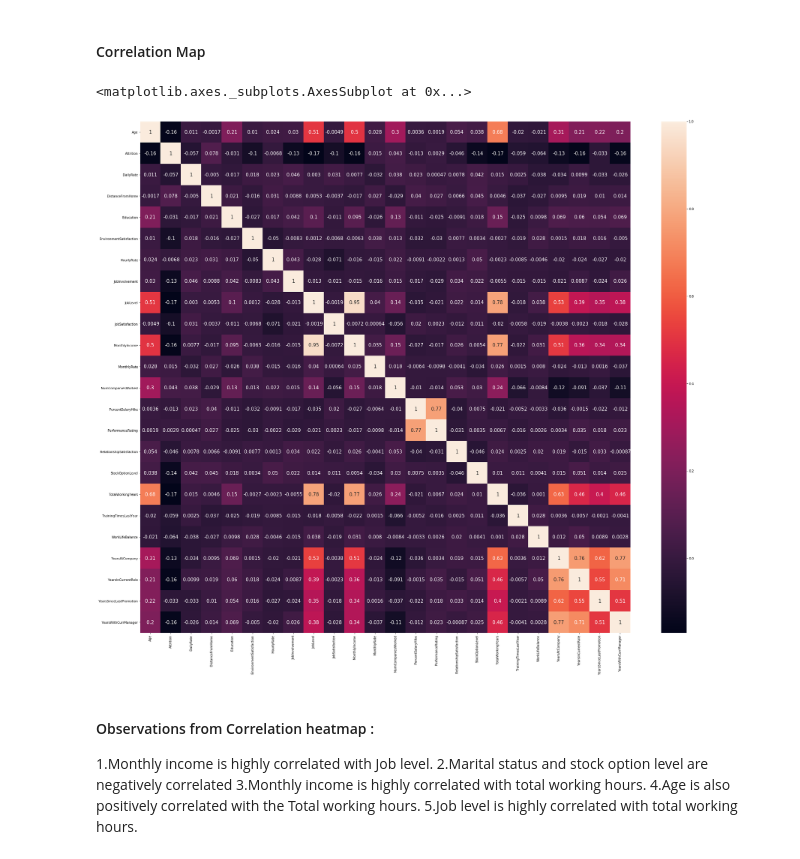
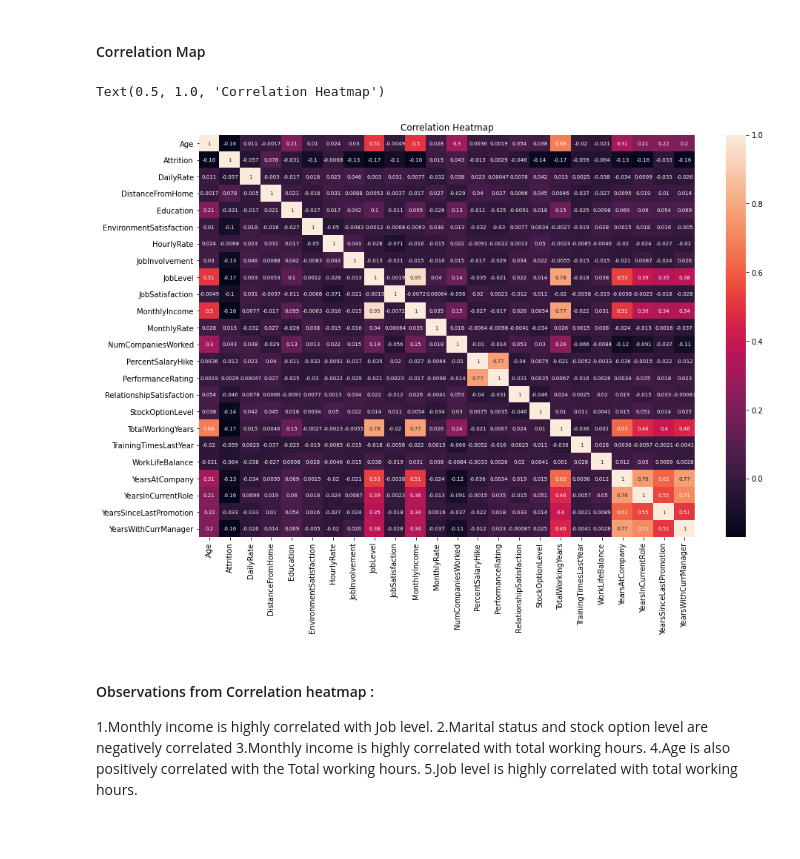
Before and after one commit to Sonal-Londhe/Evaluation_Projects, a Jupyter notebook: HR_Analytics - Employee Attrition Rate.ipynb, the cells around one changed output. Saved outputs shown, nothing was run; the diff lists cells and outputs as text; code cells hidden in the pictures; blank space fills up the shorter version.

```diff
--- a/HR_Analytics - Employee Attrition Rate.ipynb
+++ b/HR_Analytics - Employee Attrition Rate.ipynb
@@ -349,11 +349,12 @@ for i, column in enumerate(cat_col, 1):
 # %% [markdown]
 #### Correlation Map
 # %%
-plt.figure(figsize=(35,30))
-sns.heatmap(hrdata.corr(), annot=True, annot_kws={"size":15})
+plt.figure(figsize=(15,10))
+sns.heatmap(hrdata.corr(), annot=True, annot_kws={"size":7})
+plt.title("Correlation Heatmap")
 # %% [output]
-<matplotlib.axes._subplots.AxesSubplot at 0x...>
+Text(0.5, 1.0, 'Correlation Heatmap')
-[figure, old version]
+[figure, new version]
 # %% [markdown]
 #### Observations from Correlation heatmap :
 
```
Also changed, not shown: parts of 21 cells of this notebook.
